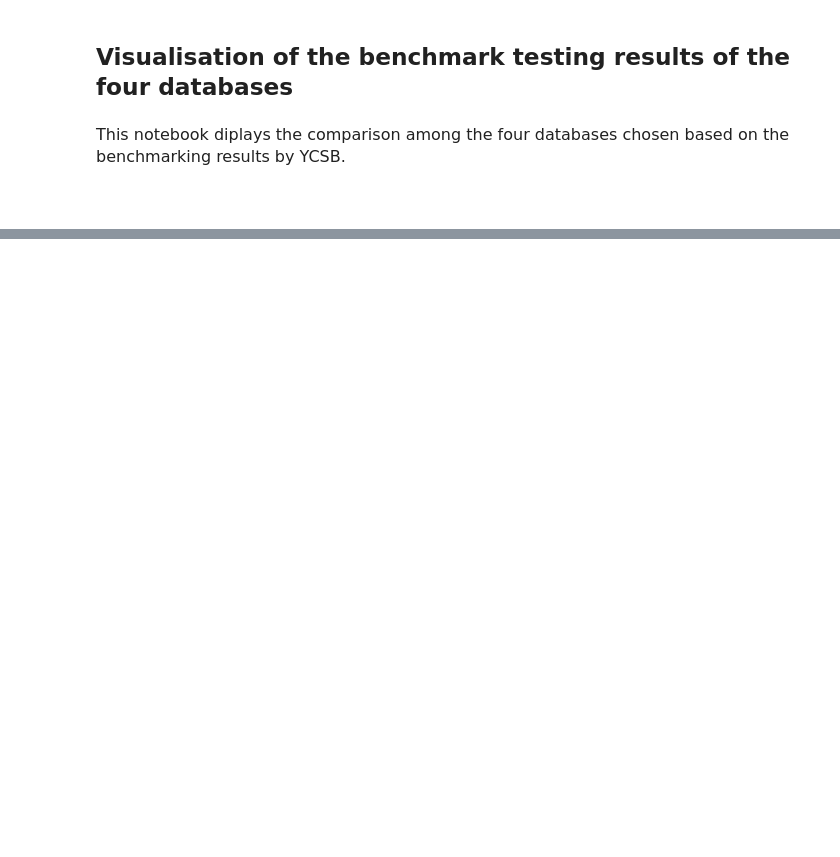
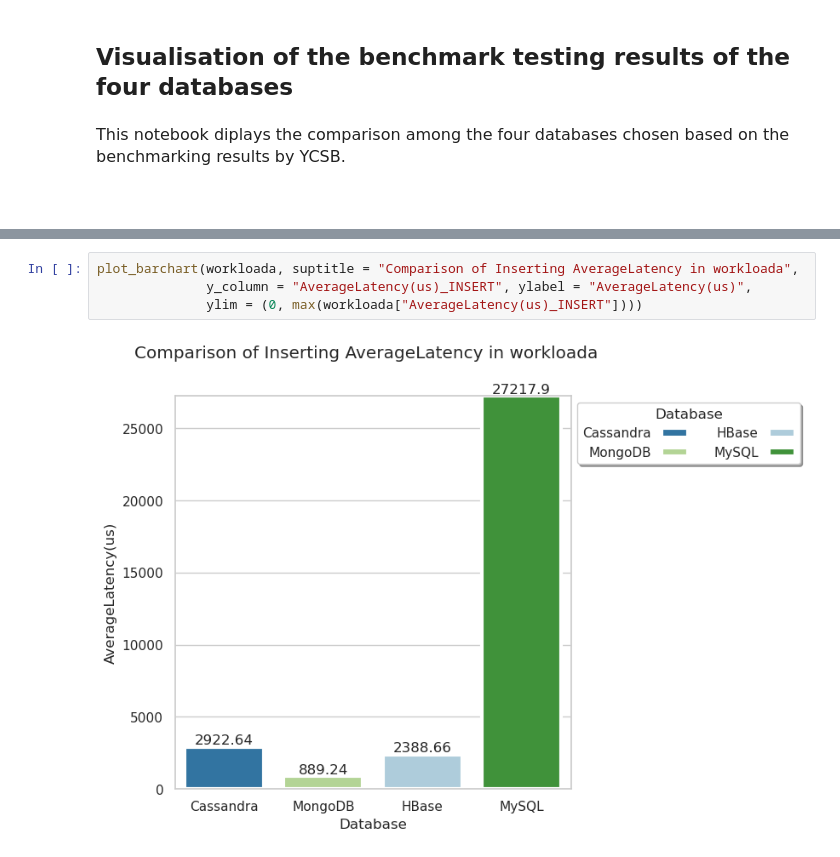
Before and after one commit to alecfei/sentiment-analysis-climate-change, a Jupyter notebook: benchmark testing/compare results and visualise.ipynb, the cells around one changed output, grey strips where cells are left out. Drawn from its saved outputs; the diff is of its cells as text; blank space fills up the shorter version.

```diff
--- a/benchmark testing/compare results and visualise.ipynb
+++ b/benchmark testing/compare results and visualise.ipynb
@@ -34,0 +105,6 @@ workloada = pd.
+# %%
+plot_barchart(workloada, suptitle = "Comparison of Inserting AverageLatency in workloada",
+              y_column = "AverageLatency(us)_INSERT", ylabel = "AverageLatency(us)",
+              ylim = (0, max(workloada["AverageLatency(us)_INSERT"])))
+# %% [output]
+[figure, added]
```
Also changed, not shown: parts of 14 cells of this notebook.
